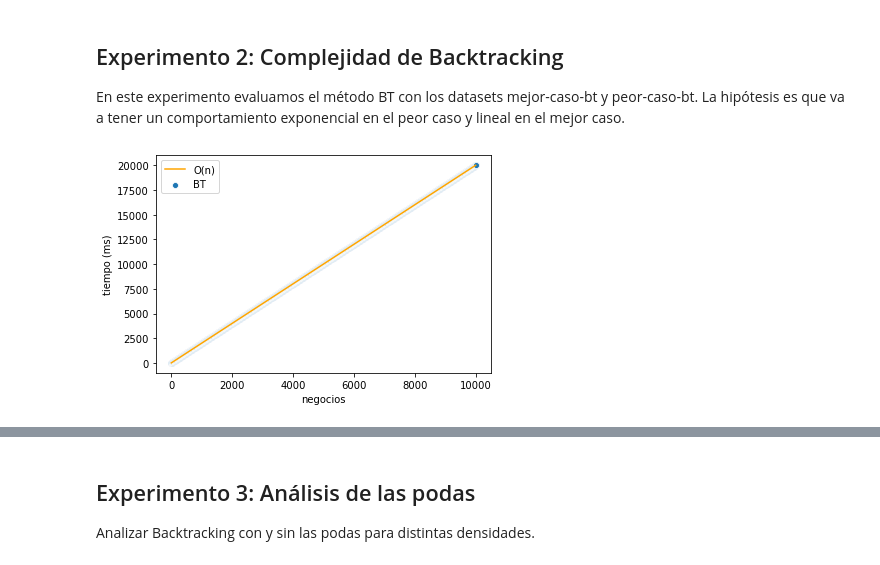
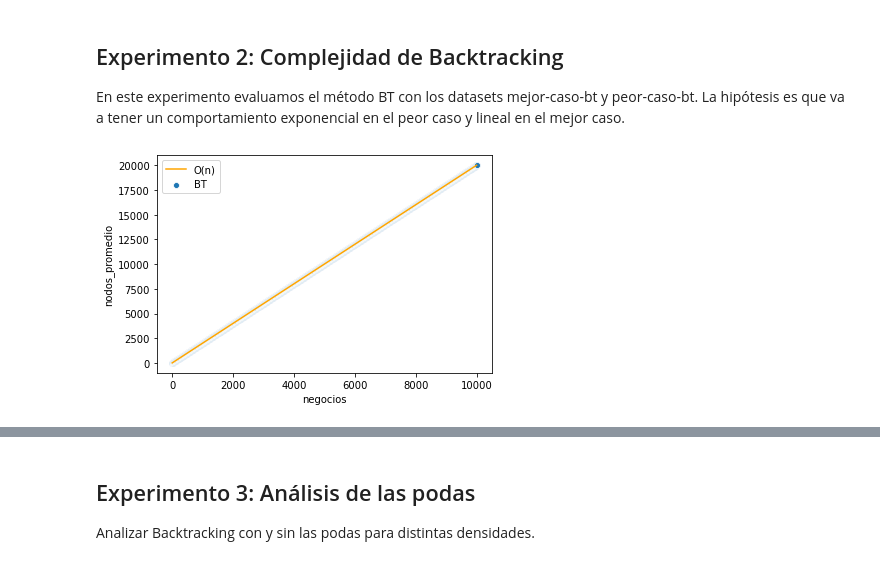
Before and after one commit to ZarthaxX/algo3-tp1, a Jupyter notebook: experimentacion/notebooks/analisis.ipynb, the cells around one changed output, grey strips where cells are left out. Saved outputs shown, nothing was run; the diff lists cells and outputs as text; code cells hidden in the pictures.

```diff
--- a/experimentacion/notebooks/analisis.ipynb
+++ b/experimentacion/notebooks/analisis.ipynb
@@ -108,13 +85,12 @@ print("Índice de correlación de Pearson:", correlacion_pearson(df_complejidad_
 ## Experimento 2: Complejidad de Backtracking
 En este experimento evaluamos el método BT con los datasets mejor-caso-bt y peor-caso-bt. La hipótesis es que va a tener un comportamiento exponencial en el peor caso y lineal en el mejor caso.
 # %%
-
-df_BT_mejor_caso = df_resultados[(df_resultados["metodo"]=="BT-F") & (df_resultados["dataset"] == "BT-mejor-fact")].copy();
+df_BT_mejor_caso = df_resultados[(df_resultados["metodo"]=="BT") & (df_resultados["dataset"] == "BT-mejor-fact")].copy();
 df_BT_mejor_caso["tiempo_esperado"] = df_BT_mejor_caso["negocios"] * 2; # Lineal
 fig = sns.scatterplot(data=df_BT_mejor_caso, x='negocios', y='nodos_promedio');
 fig = sns.lineplot(data=df_BT_mejor_caso, x='negocios', y='tiempo_esperado', color="orange");
 fig.legend(labels=['O(n)','BT']);
-fig.set(xlabel='negocios', ylabel='tiempo (ms)');
-plt.savefig("..\\graphs\\complejidad-BT-mejor-fact.svg");
+fig.set(xlabel='negocios', ylabel='nodos_promedio');
+plt.savefig("..\\graphs\\complejidad-BT-mejor-caso.svg");
 # %% [output]
-[figure, old version]
+[figure, new version]
```
Also changed, not shown: parts of 35 cells of this notebook, 2 other files.
